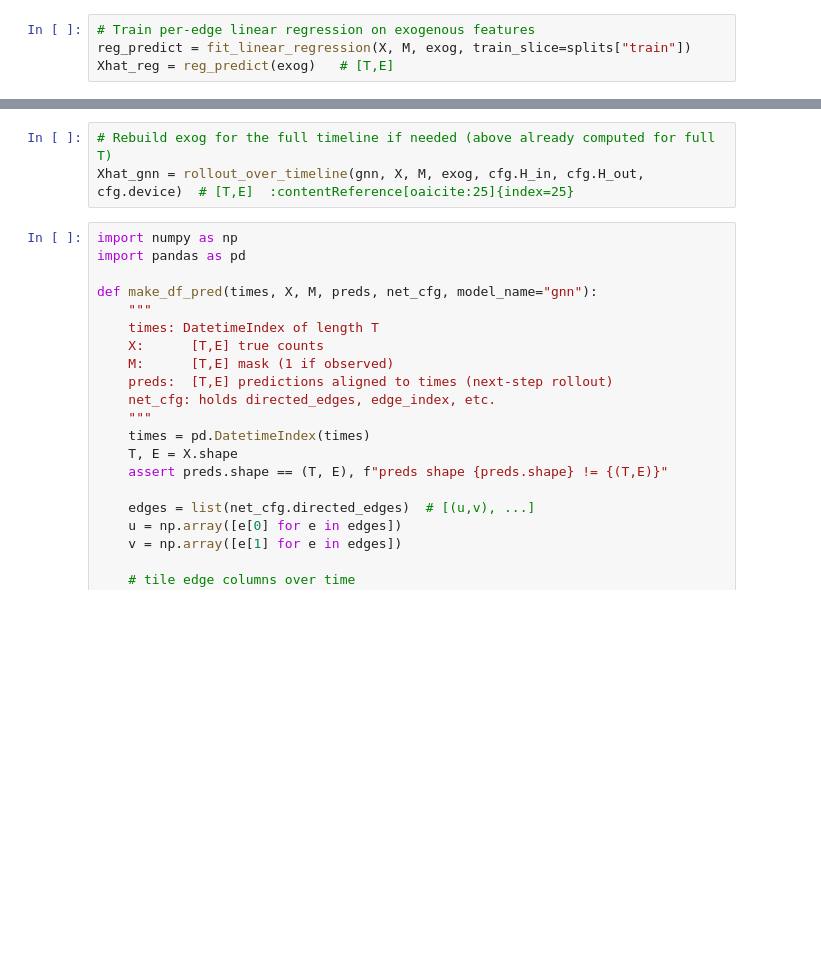
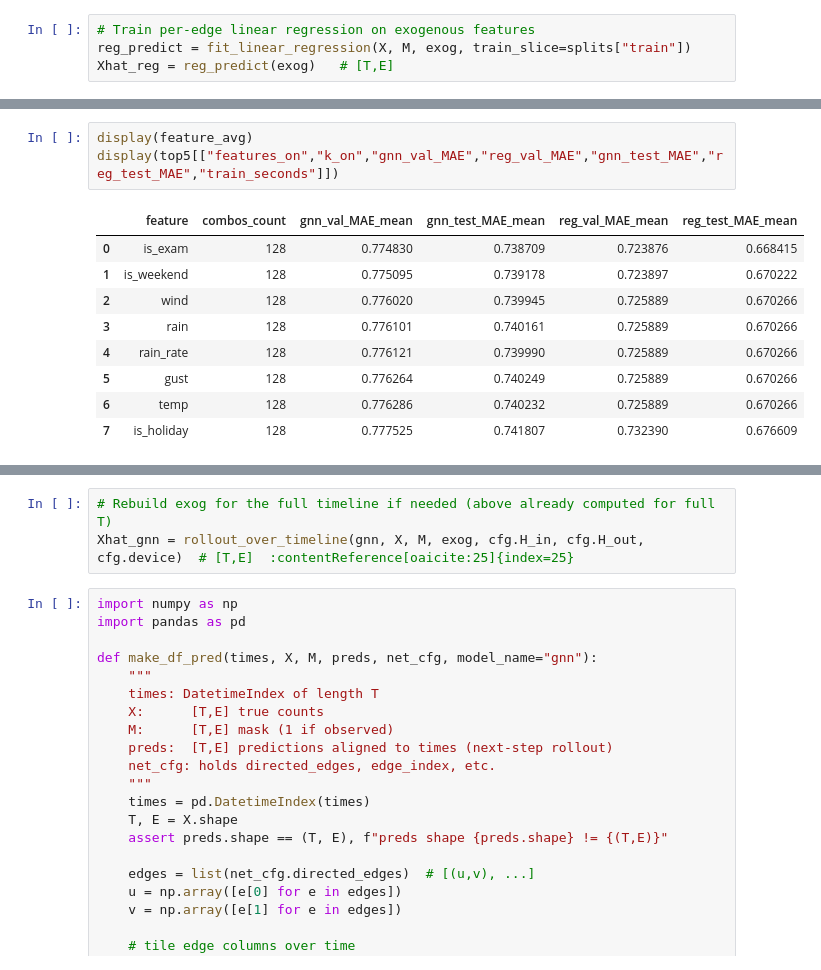
Before and after one commit to RvdKar/Bicycle_Traffic_Flow_GNN, a Jupyter notebook: main.ipynb, the cells around one changed output, grey strips where cells are left out. Drawn from its saved outputs; the diff is of its cells as text; blank space fills up the shorter version.

```diff
--- a/main.ipynb
+++ b/main.ipynb
@@ -272,0 +1258,13 @@ Xhat_reg = reg_predict(exog)   # [T,E]
+# %%
+display(feature_avg)
+display(top5[["features_on","k_on","gnn_val_MAE","reg_val_MAE","gnn_test_MAE","reg_test_MAE","train_seconds"]])
+# %% [output]
+|  | feature | combos_count | gnn_val_MAE_mean | gnn_test_MAE_mean | reg_val_MAE_mean | reg_test_MAE_mean |
+| 0 | is_exam | 128 | 0.774830 | 0.738709 | 0.723876 | 0.668415 |
+| 1 | is_weekend | 128 | 0.775095 | 0.739178 | 0.723897 | 0.670222 |
+| 2 | wind | 128 | 0.776020 | 0.739945 | 0.725889 | 0.670266 |
+| 3 | rain | 128 | 0.776101 | 0.740161 | 0.725889 | 0.670266 |
+| 4 | rain_rate | 128 | 0.776121 | 0.739990 | 0.725889 | 0.670266 |
+| 5 | gust | 128 | 0.776264 | 0.740249 | 0.725889 | 0.670266 |
+| 6 | temp | 128 | 0.776286 | 0.740232 | 0.725889 | 0.670266 |
+| 7 | is_holiday | 128 | 0.777525 | 0.741807 | 0.732390 | 0.676609 |
```
Also changed, not shown: parts of 22 cells of this notebook, 3 other files.
